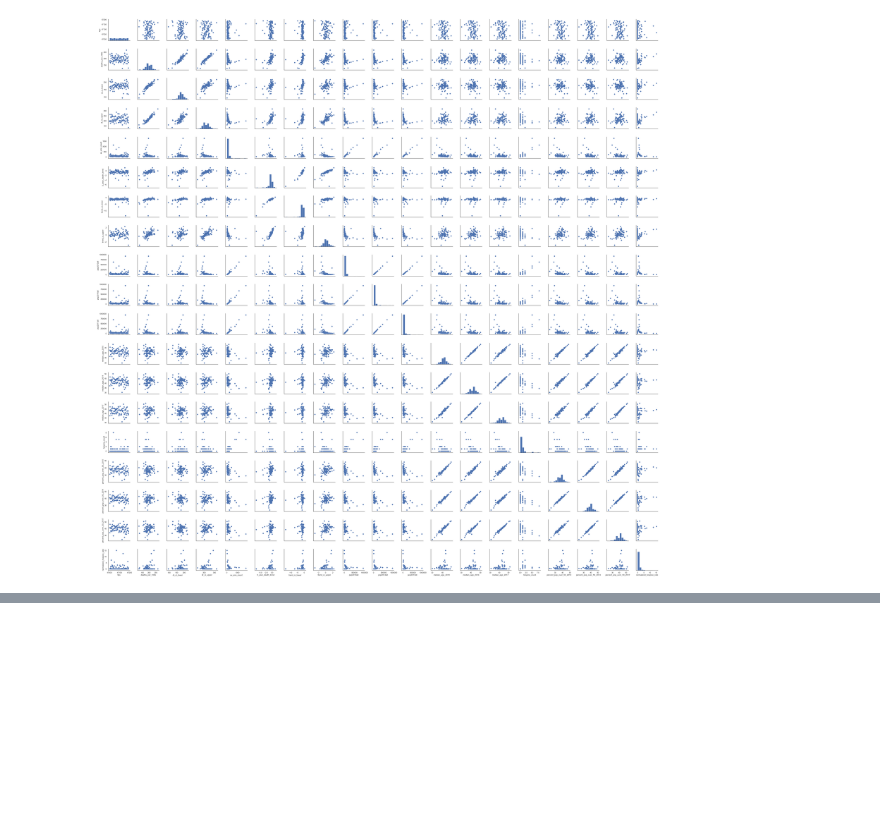
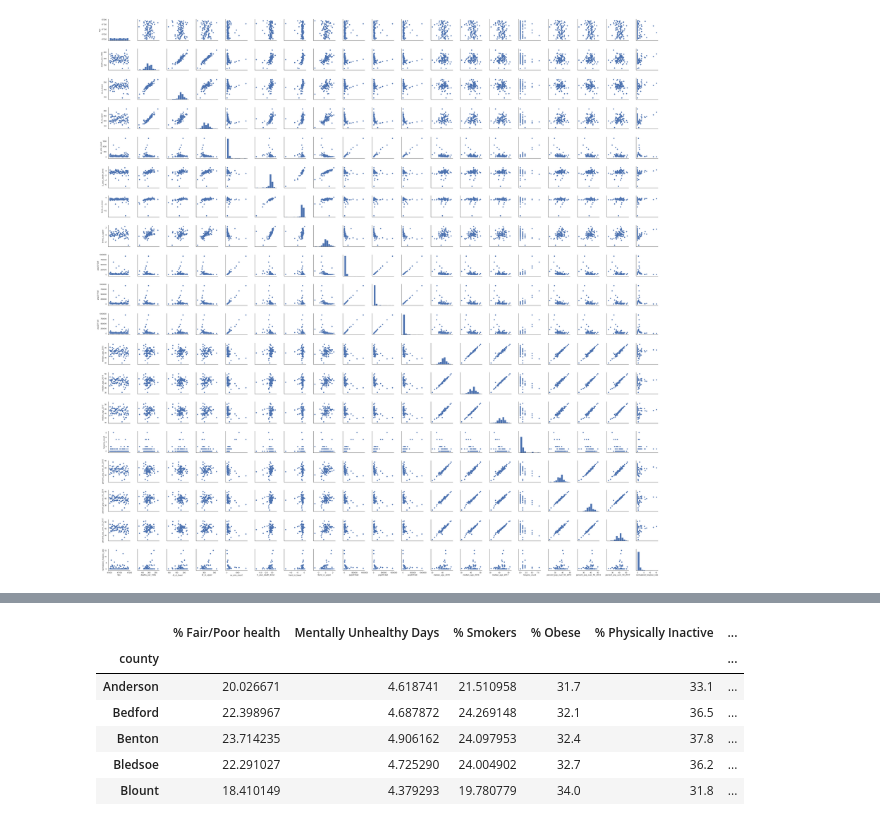
Before and after one commit to praelfj/vanderbilt-aspire-data-essentials, a Jupyter notebook: week_3_and_onward_notebook.ipynb, the cells around one changed output, grey strips where cells are left out. Cells and saved outputs as stored; diff of their text form; code cells hidden in the pictures; blank space fills up the shorter version.

```diff
--- a/week_3_and_onward_notebook.ipynb
+++ b/week_3_and_onward_notebook.ipynb
@@ -538,0 +550,18 @@ pch_pcts[pch_pcts['met_obj'] == 'Yes']
+# %%
+#subset cancer deaths df and merge with TN county data
+cancer_deaths_interesting_columns = ['deaths_per_100k', 'percent_pop_over_50_2017']
+pch_subset = pch_pcts[cancer_deaths_interesting_columns].copy()
+
+pch_subset.sort_index(inplace=True)
+chrr_tn.sort_index(inplace=True)
+
+cancer_deaths_stats = pd.concat([chrr_tn, pch_subset], axis=1)
+cancer_deaths_stats.head()
+# %% [output]
+|  | % Fair/Poor health | Mentally Unhealthy Days | % Smokers | % Obese | % Physically Inactive | ... |
+| county |  |  |  |  |  | ... |
+| Anderson | 20.026671 | 4.618741 | 21.510958 | 31.7 | 33.1 | ... |
+| Bedford | 22.398967 | 4.687872 | 24.269148 | 32.1 | 36.5 | ... |
+| Benton | 23.714235 | 4.906162 | 24.097953 | 32.4 | 37.8 | ... |
+| Bledsoe | 22.291027 | 4.725290 | 24.004902 | 32.7 | 36.2 | ... |
+| Blount | 18.410149 | 4.379293 | 19.780779 | 34.0 | 31.8 | ... |
```
Also changed, not shown: parts of 18 cells of this notebook, 3 other files.
